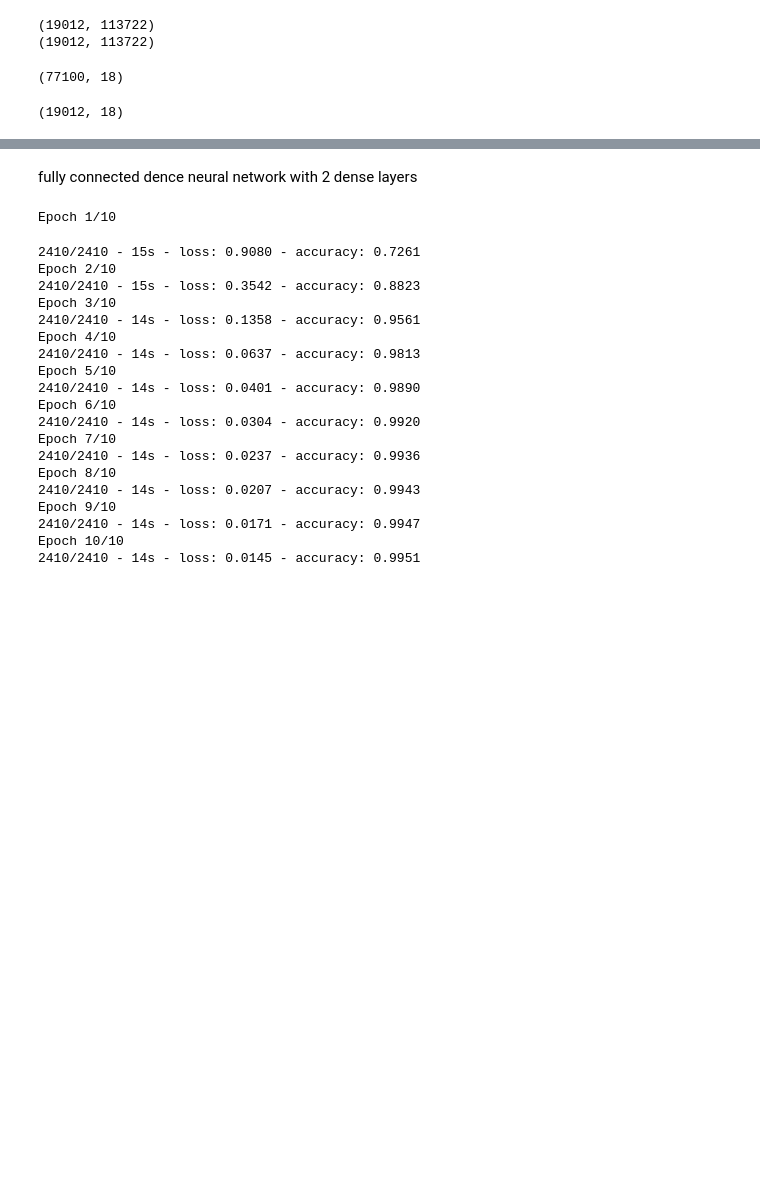
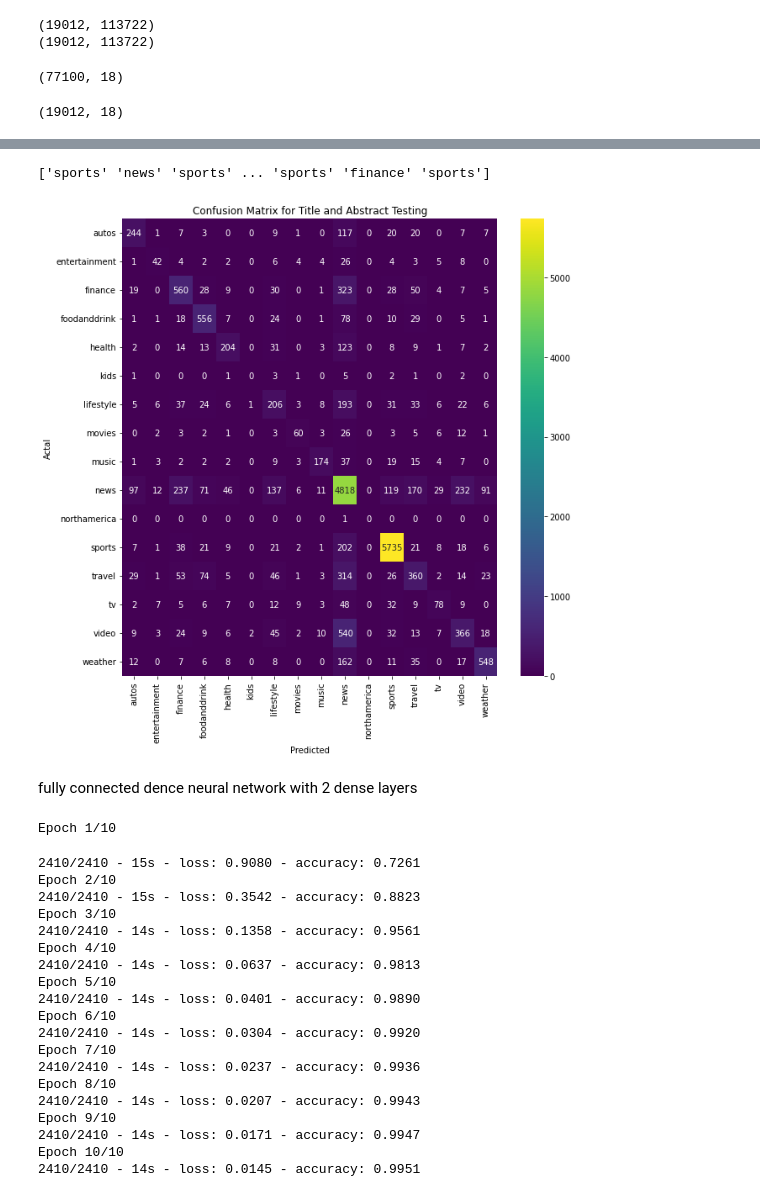
Before and after one commit to tingchihc/CS4824-final-project, a Jupyter notebook: Neural_Network.ipynb, the cells around one changed output, grey strips where cells are left out. Saved outputs shown, nothing was run; the diff lists cells and outputs as text; code cells hidden in the pictures; blank space fills up the shorter version.

```diff
--- a/Neural_Network.ipynb
+++ b/Neural_Network.ipynb
@@ -189,6 +205,27 @@ print(metrics.classification_report(np.argmax(y_test,axis=-1), np.argmax(predict
     accuracy                           0.73     19012
    macro avg       0.54      0.48      0.50     19012
 weighted avg       0.73      0.73      0.73     19012
+# %%
+#label=np.unique(y_fit)
+label=np.unique(encoder.inverse_transform(encoded_Y_test))
+#test['Category'].unique()
+print(encoder.inverse_transform(encoded_Y_test))
+import matplotlib.pyplot as plt
+#import product
+import seaborn as sns
+
+c_m = confusion_matrix(np.argmax(y_test,axis=-1), np.argmax(predicted_tf,axis=-1),labels=np.unique(encoded_Y_test))
+
+#Plot the confusion matrix
+plt.figure(figsize=(10,10))
+sns.heatmap(pd.DataFrame(c_m, label, label), annot=True, fmt='d', cmap='viridis')
+plt.title('Confusion Matrix for Title and Abstract Testing')
+plt.ylabel('Actal')
+plt.xlabel('Predicted')
+plt.show()
+# %% [output]
+['sports' 'news' 'sports' ... 'sports' 'finance' 'sports']
+[figure, added]
 # %% [markdown]
 fully connected dence neural network with 2 dense layers
 # %%
```
Also changed, not shown: parts of 6 cells of this notebook.
